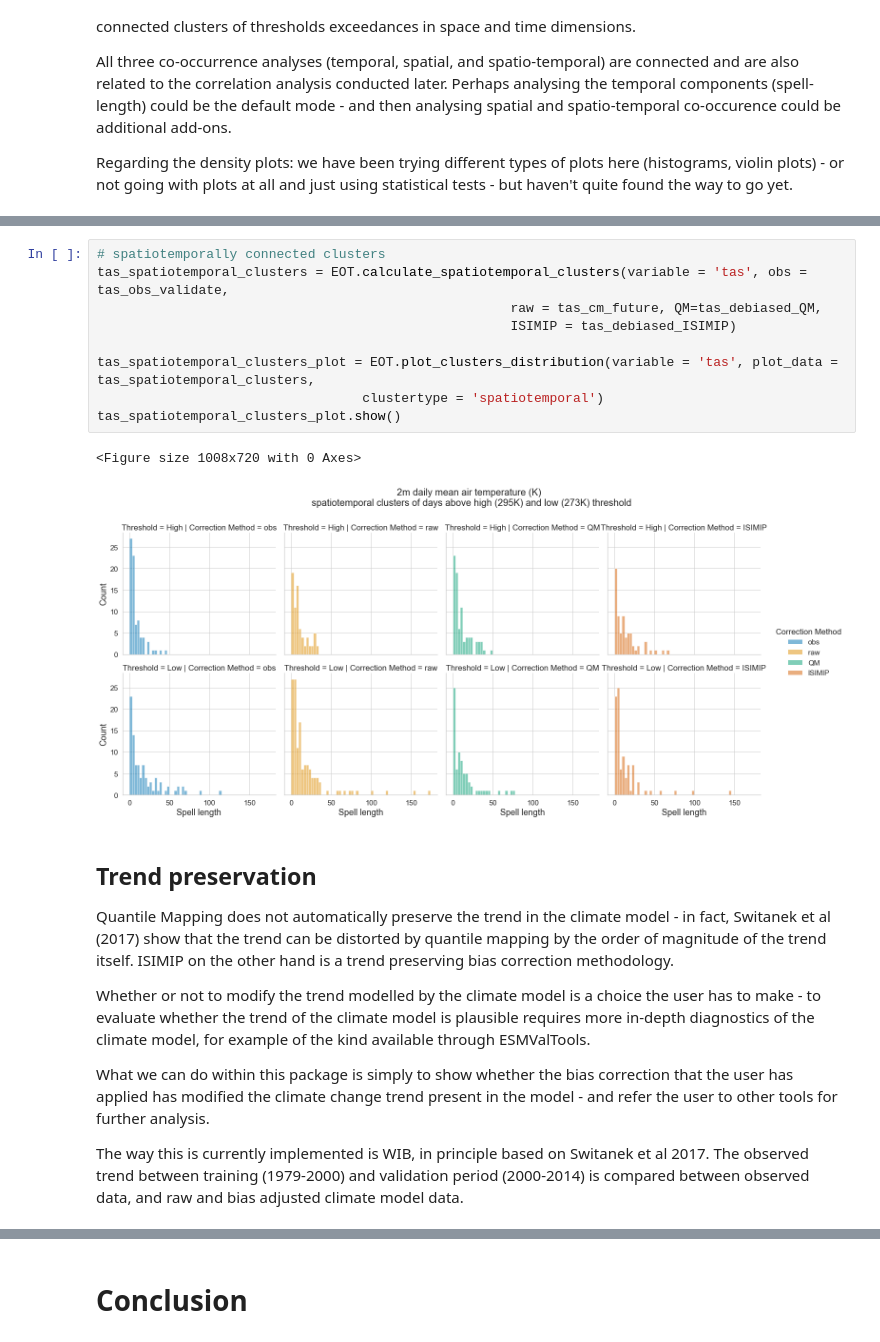
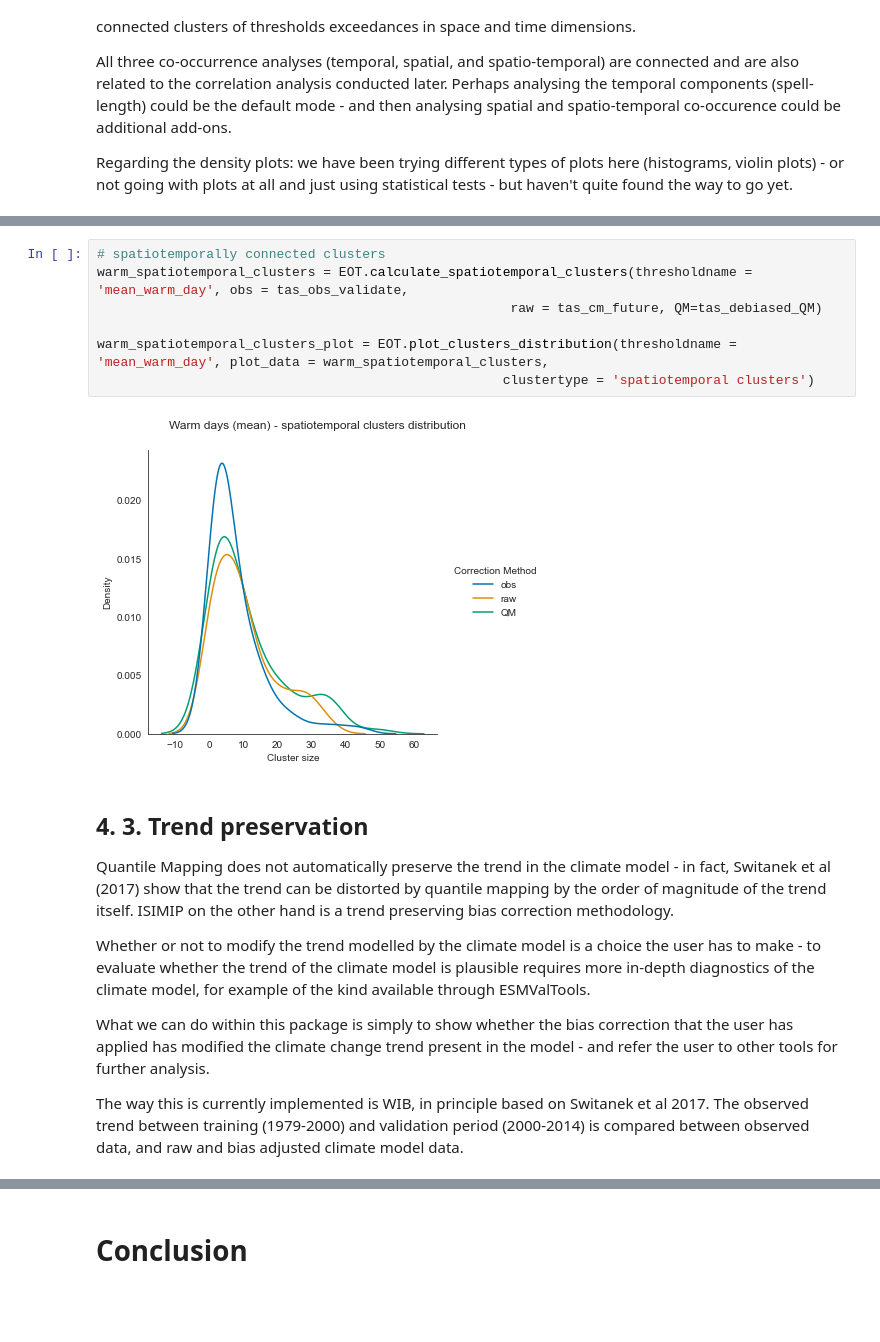
Before and after one commit to ecmwf-projects/ibicus, a Jupyter notebook: notebooks/debiasers_comparison_and_evaluation.ipynb, the cells around one changed output, grey strips where cells are left out. Saved outputs shown, nothing was run; the diff lists cells and outputs as text; blank space fills up the shorter version.

```diff
--- a/notebooks/debiasers_comparison_and_evaluation.ipynb
+++ b/notebooks/debiasers_comparison_and_evaluation.ipynb
@@ -269,17 +293,14 @@ tas_spatial_clusters = EOT.calculate_spatial_clusters(variable = 'tas', obs = ta
 # %%
 # spatiotemporally connected clusters
-tas_spatiotemporal_clusters = EOT.calculate_spatiotemporal_clusters(variable = 'tas', obs = tas_obs_validate,
-                                                     raw = tas_cm_future, QM=tas_debiased_QM,
-                                                     ISIMIP = tas_debiased_ISIMIP)
+warm_spatiotemporal_clusters = EOT.calculate_spatiotemporal_clusters(thresholdname = 'mean_warm_day', obs = tas_obs_validate,
+                                                     raw = tas_cm_future, QM=tas_debiased_QM)
 
-tas_spatiotemporal_clusters_plot = EOT.plot_clusters_distribution(variable = 'tas', plot_data = tas_spatiotemporal_clusters,
-                                  clustertype = 'spatiotemporal')
-tas_spatiotemporal_clusters_plot.show()
+warm_spatiotemporal_clusters_plot = EOT.plot_clusters_distribution(thresholdname = 'mean_warm_day', plot_data = warm_spatiotemporal_clusters,
+                                                    clustertype = 'spatiotemporal clusters')
 # %% [output]
-<Figure size 1008x720 with 0 Axes>
-[figure, old version]
+[figure, new version]
 # %% [markdown]
-## Trend preservation
+## 4. 3. Trend preservation
 
 Quantile Mapping does not automatically preserve the trend in the climate model - in fact, Switanek et al (2017) show that the trend can be distorted by quantile mapping by the order of magnitude of the trend itself. ISIMIP on the other hand is a trend preserving bias correction methodology.
 
```
Also changed, not shown: parts of 20 cells of this notebook, 8 other files.
